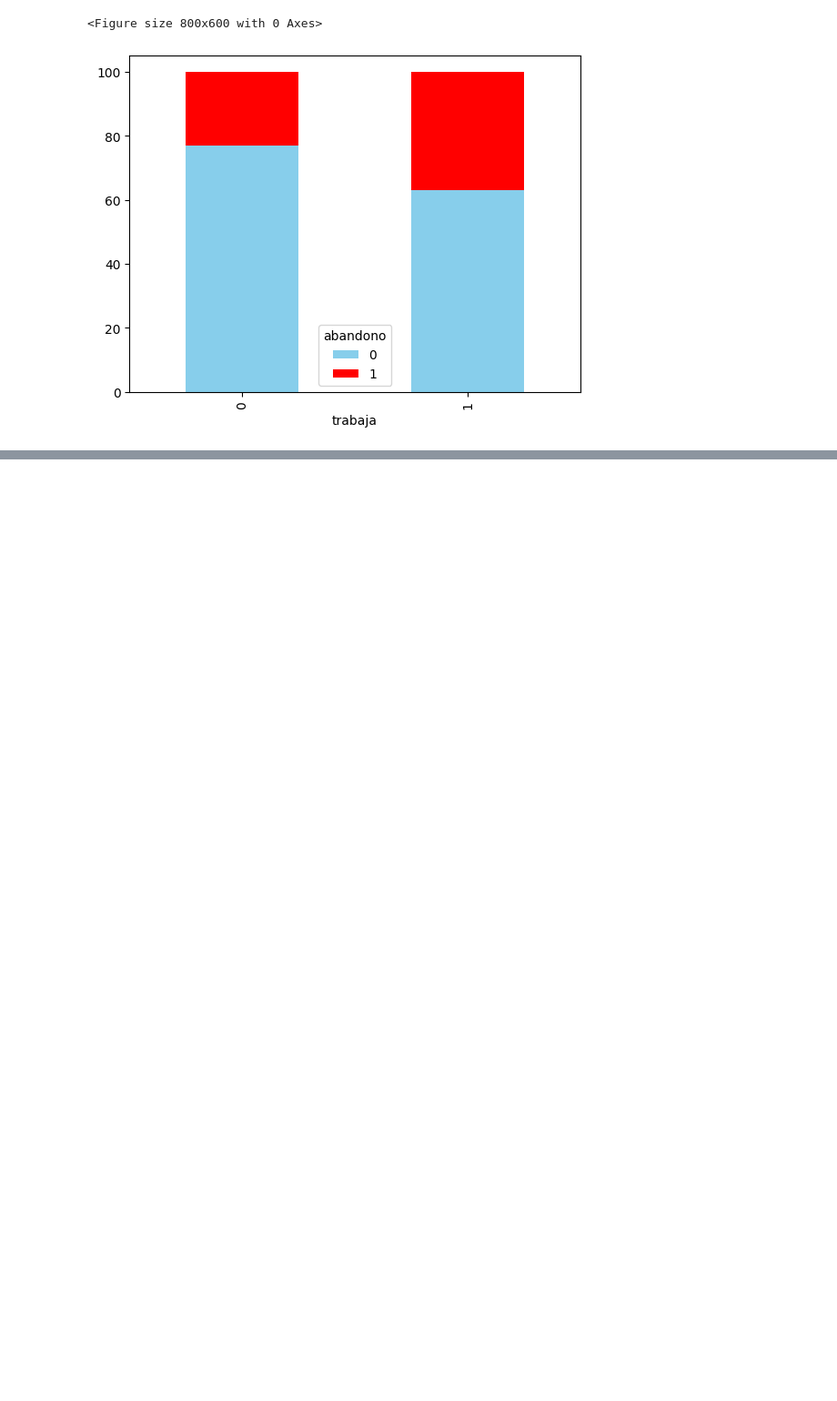
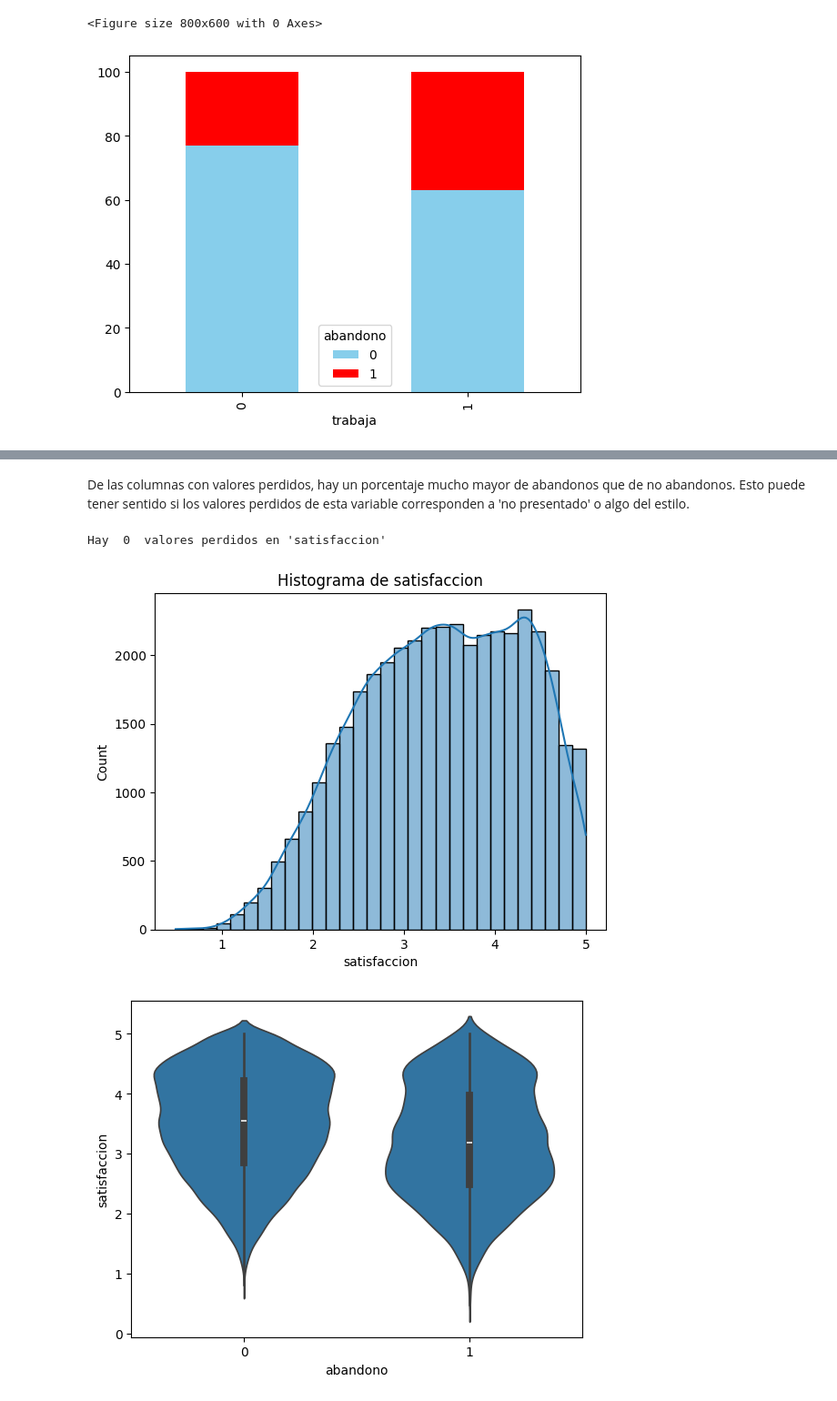
Before and after one commit to Marcos-Wth/Practica_1_Mineria_de_Datos, a Jupyter notebook: Práctica 1 - Análisis, procesamiento y validación .ipynb, the cells around one changed output, grey strips where cells are left out. Shown at 91% size. Cells and saved outputs as stored; diff of their text form; code cells hidden in the pictures; blank space fills up the shorter version.

```diff
--- a/Práctica 1 - Análisis, procesamiento y validación .ipynb
+++ b/Práctica 1 - Análisis, procesamiento y validación .ipynb
@@ -257,0 +301,18 @@ Hay  0  valores perdidos en 'nota_acceso'
+# %% [markdown]
+De las columnas con valores perdidos, hay un porcentaje mucho mayor de abandonos que de no abandonos. Esto puede tener sentido si los valores perdidos de esta variable corresponden a 'no presentado' o algo del estilo.
+# %%
+# Variable satisfacción
+perdidos = df_train['satisfaccion'].isna().sum()
+print("Hay ",perdidos, " valores perdidos en 'satisfaccion'")
+
+sns.histplot(df_train['satisfaccion'], bins=30, kde=True)
+plt.title('Histograma de satisfaccion')
+plt.xlabel('satisfaccion')
+plt.show()
+
+sns.violinplot(x='abandono', y='satisfaccion', data=df_train)
+plt.show()
+# %% [output]
+Hay  0  valores perdidos en 'satisfaccion'
+[figure, added]
+[figure, added]
```
Also changed, not shown: parts of 11 cells of this notebook, 1 other file.
